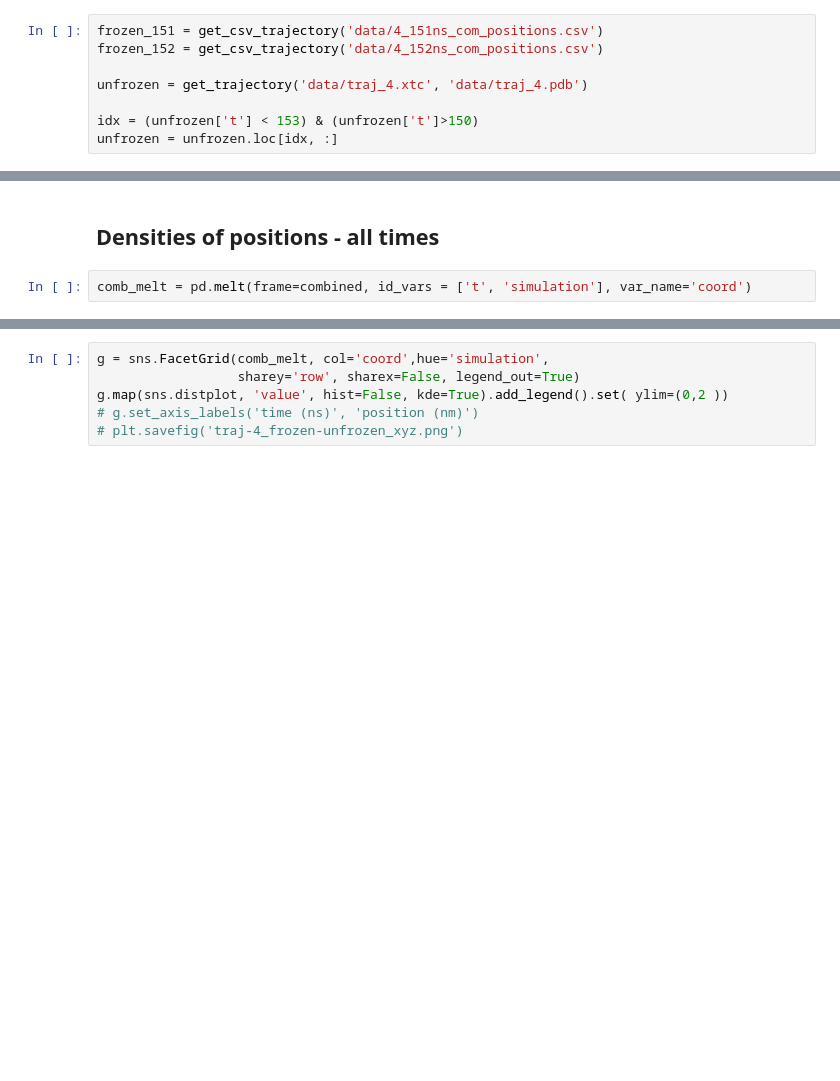
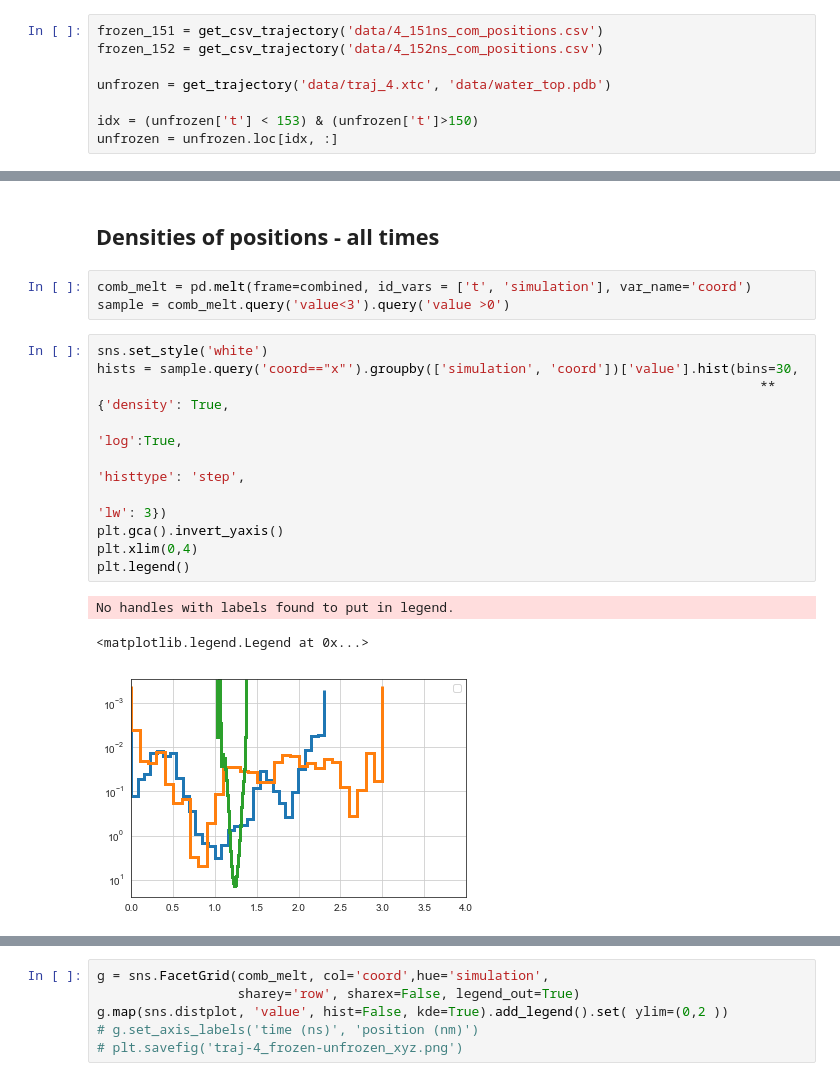
Before and after one commit to RobertArbon/water_diffusion, a Jupyter notebook: Visualise frozen sucrose trajectories.ipynb, the cells around one changed output, grey strips where cells are left out. Saved outputs shown, nothing was run; the diff lists cells and outputs as text; blank space fills up the shorter version.

```diff
--- a/Visualise frozen sucrose trajectories.ipynb
+++ b/Visualise frozen sucrose trajectories.ipynb
@@ -72,7 +72,7 @@ plot_trajs('data/4_152ns_com_positions.csv',stride=10)
 frozen_151 = get_csv_trajectory('data/4_151ns_com_positions.csv')
 frozen_152 = get_csv_trajectory('data/4_152ns_com_positions.csv')
 
-unfrozen = get_trajectory('data/traj_4.xtc', 'data/traj_4.pdb')
+unfrozen = get_trajectory('data/traj_4.xtc', 'data/water_top.pdb')
 
 idx = (unfrozen['t'] < 153) & (unfrozen['t']>150)
 unfrozen = unfrozen.loc[idx, :]
@@ -113,3 +113,18 @@ plt.legend()
 ## Densities of positions - all times
 # %%
 comb_melt = pd.melt(frame=combined, id_vars = ['t', 'simulation'], var_name='coord')
+sample = comb_melt.query('value<3').query('value >0')
+# %%
+sns.set_style('white')
+hists = sample.query('coord=="x"').groupby(['simulation', 'coord'])['value'].hist(bins=30,
+                                                                                     **{'density': True,
+                                                                                        'log':True,
+                                                                                       'histtype': 'step',
+                                                                                       'lw': 3})
+plt.gca().invert_yaxis()
+plt.xlim(0,4)
+plt.legend()
+# %% [output]
+No handles with labels found to put in legend.
+<matplotlib.legend.Legend at 0x...>
+[figure, added]
```
Also changed, not shown: parts of 2 cells of this notebook, 3 other files.
